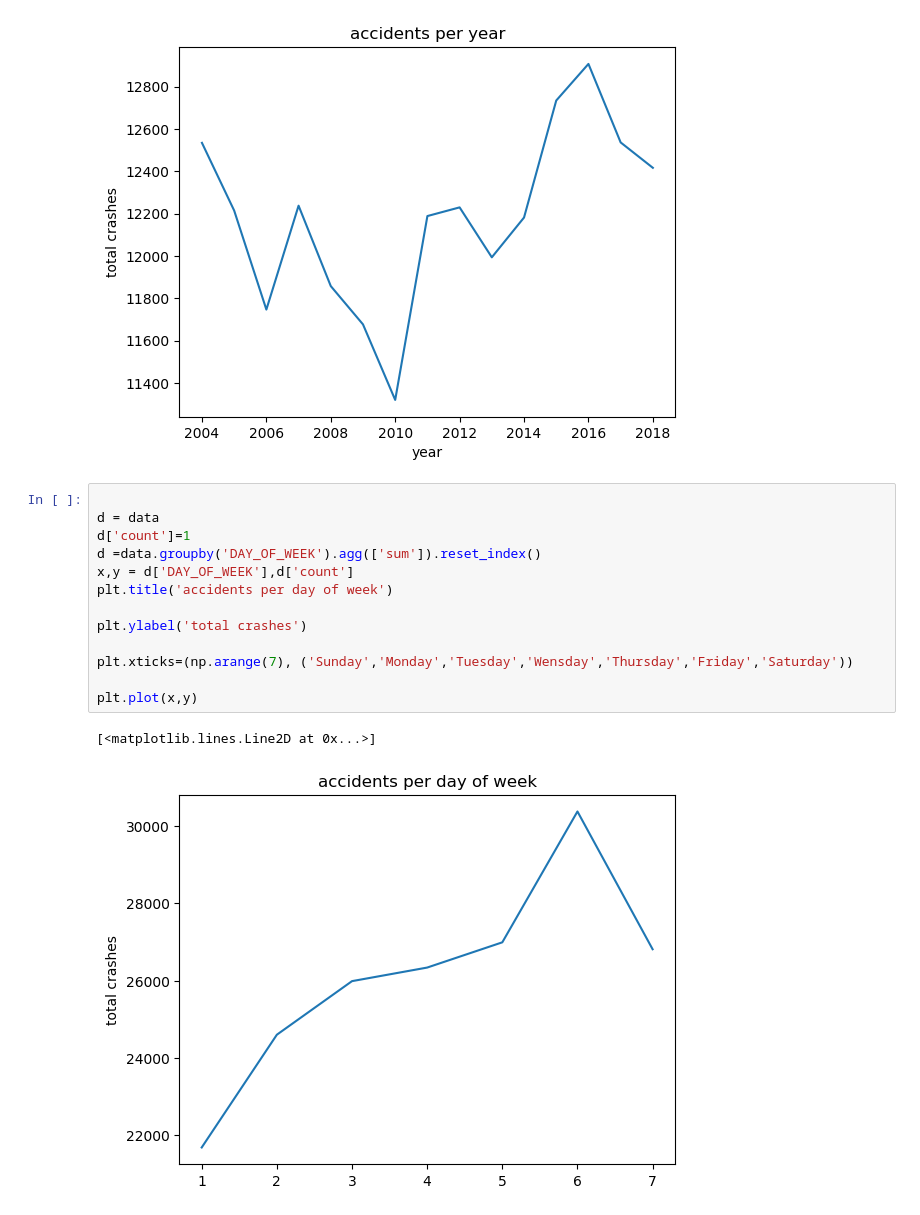
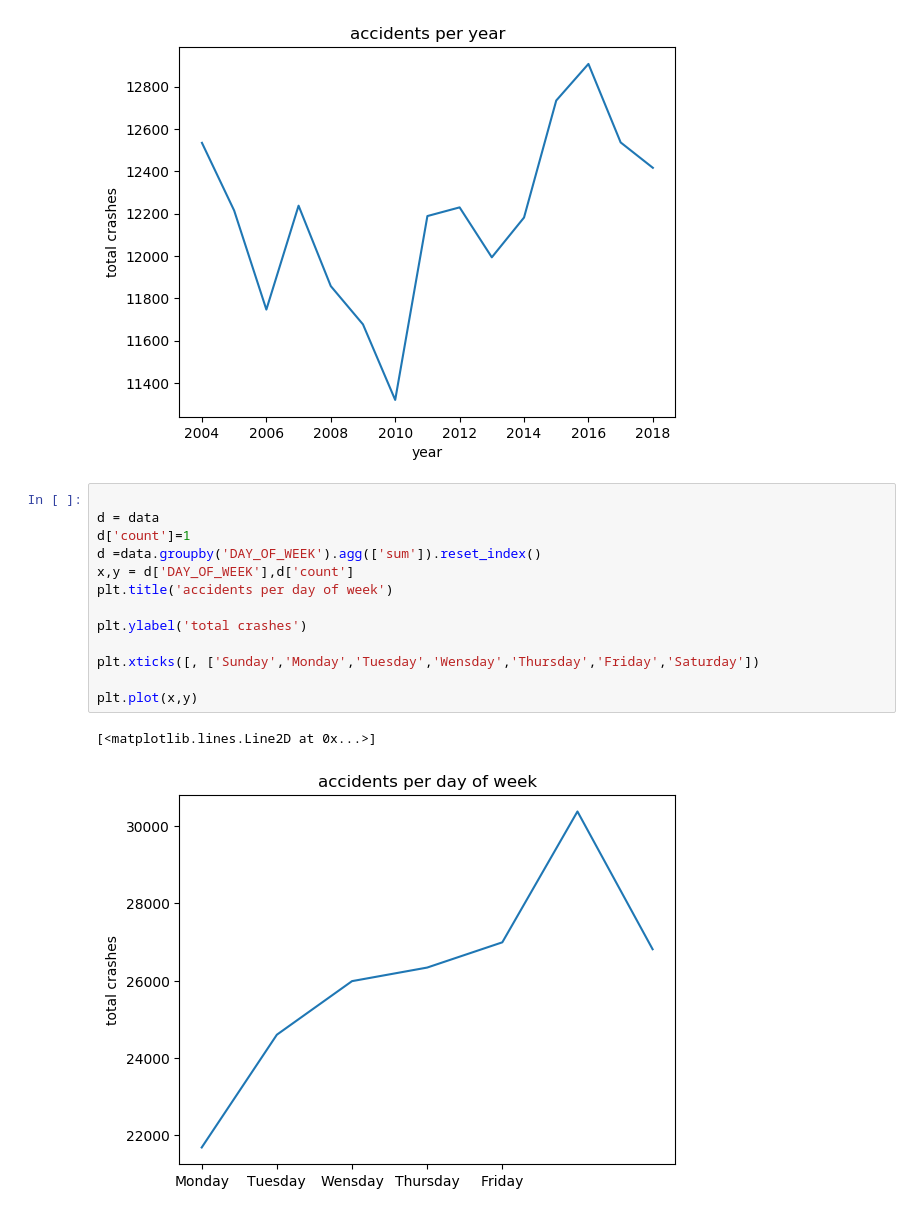
Before and after one commit to nicholaiTukanov/Pummels-in-Pittsburg, a Jupyter notebook: visualization.ipynb, the cells around one changed output. Cells and saved outputs as stored; diff of their text form.

```diff
--- a/visualization.ipynb
+++ b/visualization.ipynb
@@ -202,16 +174,16 @@ plt.plot(x,y)
 # %%
 
 d = data
 d['count']=1
 d =data.groupby('DAY_OF_WEEK').agg(['sum']).reset_index()
 x,y = d['DAY_OF_WEEK'],d['count']
 plt.title('accidents per day of week')
 
 plt.ylabel('total crashes')
 
-plt.xticks=(np.arange(7), ('Sunday','Monday','Tuesday','Wensday','Thursday','Friday','Saturday'))
+plt.xticks([, ['Sunday','Monday','Tuesday','Wensday','Thursday','Friday','Saturday'])
 
 plt.plot(x,y)
 # %% [output]
 [<matplotlib.lines.Line2D at 0x...>]
-[figure, old version]
+[figure, new version]
```
Also changed, not shown: parts of 7 cells of this notebook.
